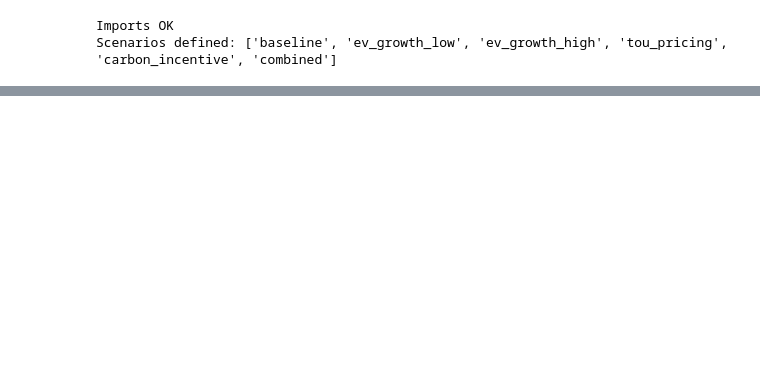
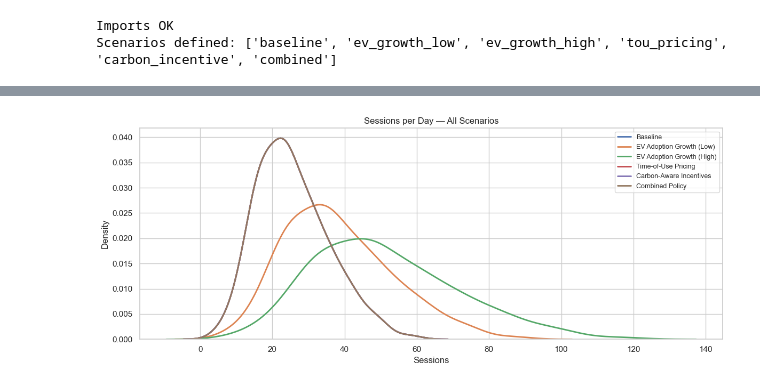
Before and after one commit to NguyenIslandBoy/ev-digital-twin, a Jupyter notebook: notebooks/03_scenarios.ipynb, the cells around one changed output, grey strips where cells are left out. Cells and saved outputs as stored; diff of their text form; code cells hidden in the pictures; blank space fills up the shorter version.

```diff
--- a/notebooks/03_scenarios.ipynb
+++ b/notebooks/03_scenarios.ipynb
@@ -81,0 +116,21 @@ combined                    Combined Policy                      0.0         0.0
+# %%
+fig, ax = plt.subplots(figsize=(12, 5))
+
+for key, df in results.items():
+    sns.kdeplot(
+        df["sessions_completed"],
+        ax=ax,
+        label=SCENARIOS[key].name,
+        fill=False,
+        linewidth=2
+    )
+
+ax.set_title("Sessions per Day — All Scenarios")
+ax.set_xlabel("Sessions")
+ax.set_ylabel("Density")
+ax.legend(fontsize=9)
+plt.tight_layout()
+plt.savefig("outputs/scenario_sessions.png", dpi=150)
+plt.show()
+# %% [output]
+[figure, added]
```
Also changed, not shown: parts of 8 cells of this notebook, 11 other files.
